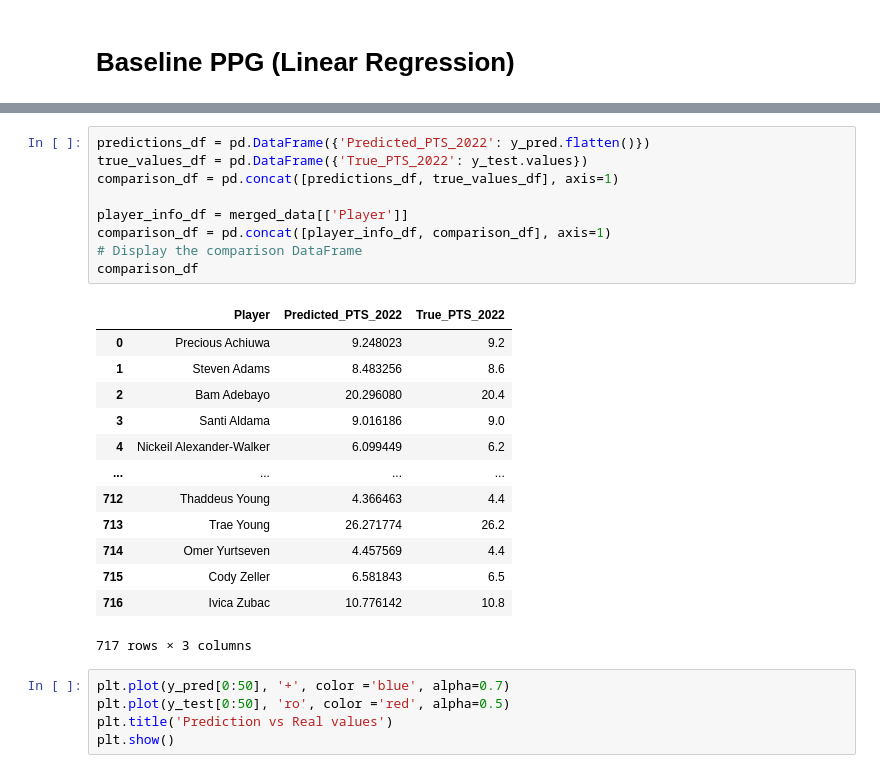
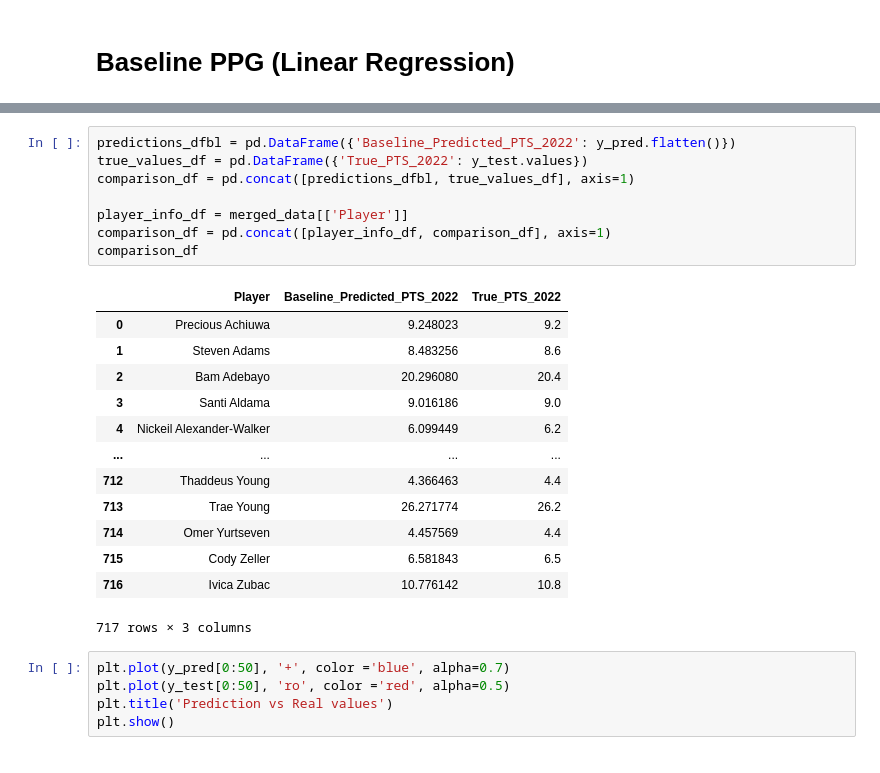
Before and after one commit to ssamat/FinalProjects, a Jupyter notebook: COGS181FinalProject.ipynb, the cells around one changed output, grey strips where cells are left out. Cells and saved outputs as stored; diff of their text form.

```diff
--- a/COGS181FinalProject.ipynb
+++ b/COGS181FinalProject.ipynb
@@ -396,16 +382,15 @@ Root Mean Squared Error: 0.07669132860292302
 Mean Absolute Error: 0.06163769073563986
 R-squared: 0.9998611070680655
 # %%
-predictions_df = pd.DataFrame({'Predicted_PTS_2022': y_pred.flatten()})
+predictions_dfbl = pd.DataFrame({'Baseline_Predicted_PTS_2022': y_pred.flatten()})
 true_values_df = pd.DataFrame({'True_PTS_2022': y_test.values})
-comparison_df = pd.concat([predictions_df, true_values_df], axis=1)
+comparison_df = pd.concat([predictions_dfbl, true_values_df], axis=1)
 
 player_info_df = merged_data[['Player']]
 comparison_df = pd.concat([player_info_df, comparison_df], axis=1)
-# Display the comparison DataFrame
 comparison_df
 # %% [output]
-|  | Player | Predicted_PTS_2022 | True_PTS_2022 |
+|  | Player | Baseline_Predicted_PTS_2022 | True_PTS_2022 |
 | 0 | Precious Achiuwa | 9.248023 | 9.2 |
 | 1 | Steven Adams | 8.483256 | 8.6 |
 | 2 | Bam Adebayo | 20.296080 | 20.4 |
```
Also changed, not shown: parts of 102 cells of this notebook.
